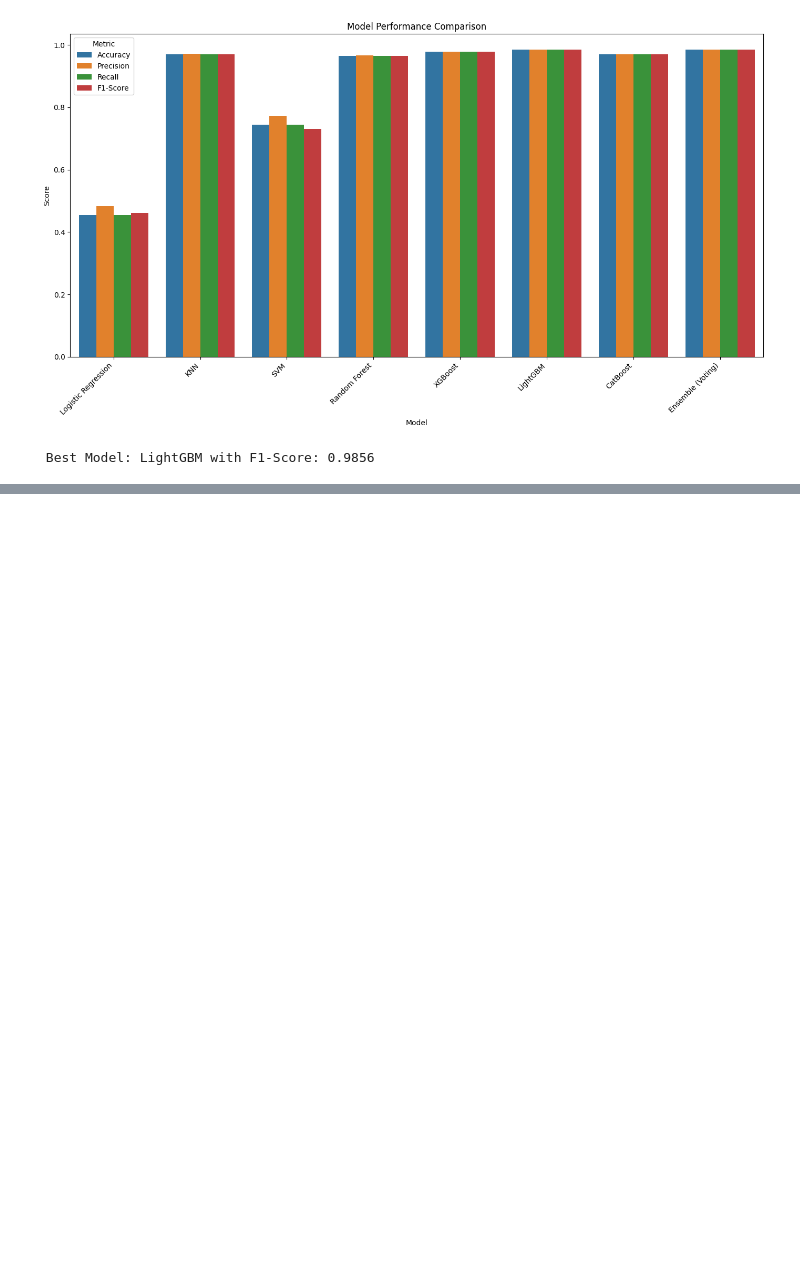
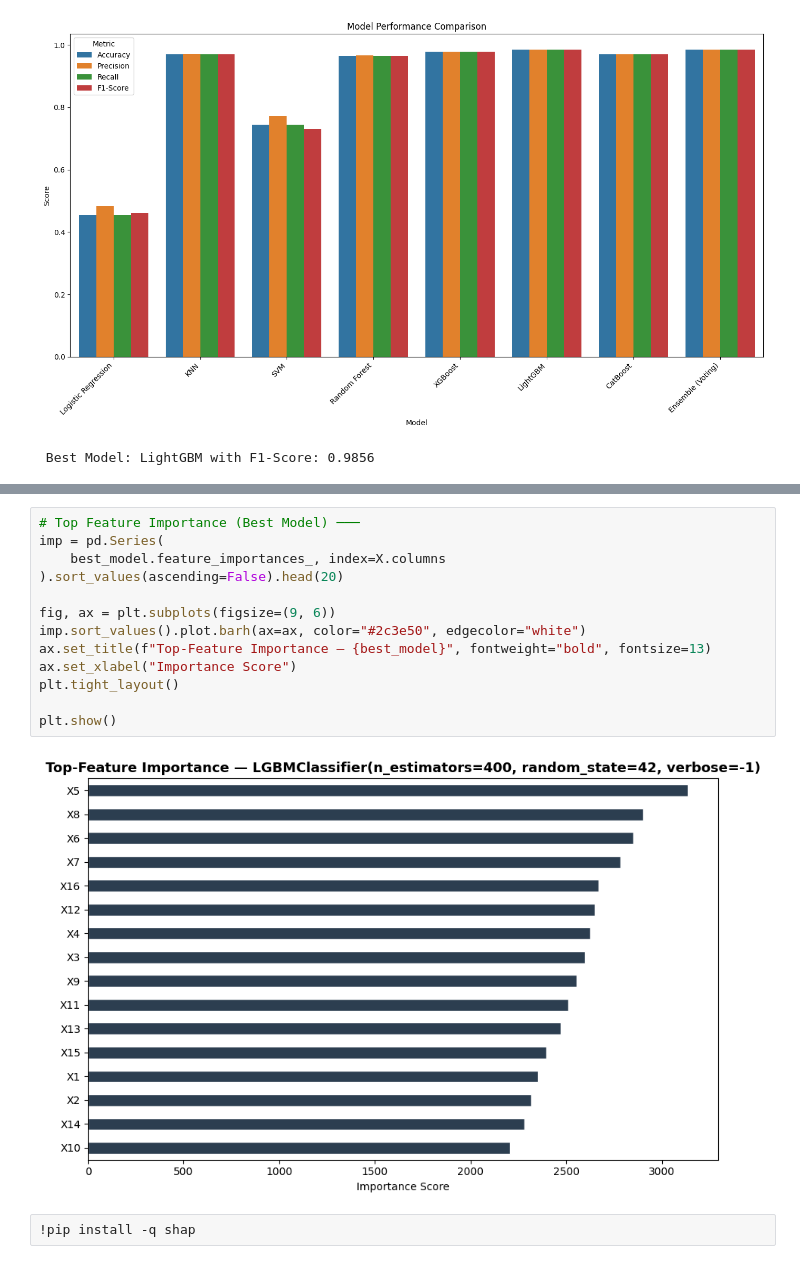
Before and after one commit to proshenjitbarua06-dot/skill-morph, a Jupyter notebook: Ensemble_and_Comparative_Analysis_of_Machine_Learning_Models_for_Multi_Class_Epileptic_Seizure_Detection_Using_16_Channel_EEG_Signals.ipynb, the cells around one changed output, grey strips where cells are left out. Drawn from its saved outputs; the diff is of its cells as text; blank space fills up the shorter version.

```diff
--- a/Ensemble_and_Comparative_Analysis_of_Machine_Learning_Models_for_Multi_Class_Epileptic_Seizure_Detection_Using_16_Channel_EEG_Signals.ipynb
+++ b/Ensemble_and_Comparative_Analysis_of_Machine_Learning_Models_for_Multi_Class_Epileptic_Seizure_Detection_Using_16_Channel_EEG_Signals.ipynb
@@ -295,0 +508,17 @@ print(f"\n Best Model: {best_model['Model']} with F1-Score: {best_model['F1-Scor
+# %%
+# Top Feature Importance (Best Model) ───
+imp = pd.Series(
+    best_model.feature_importances_, index=X.columns
+).sort_values(ascending=False).head(20)
+
+fig, ax = plt.subplots(figsize=(9, 6))
+imp.sort_values().plot.barh(ax=ax, color="#2c3e50", edgecolor="white")
+ax.set_title(f"Top-Feature Importance — {best_model}", fontweight="bold", fontsize=13)
+ax.set_xlabel("Importance Score")
+plt.tight_layout()
+
+plt.show()
+# %% [output]
+[figure, added]
+# %%
+!pip install -q shap
```
Also changed, not shown: parts of 12 cells of this notebook.
